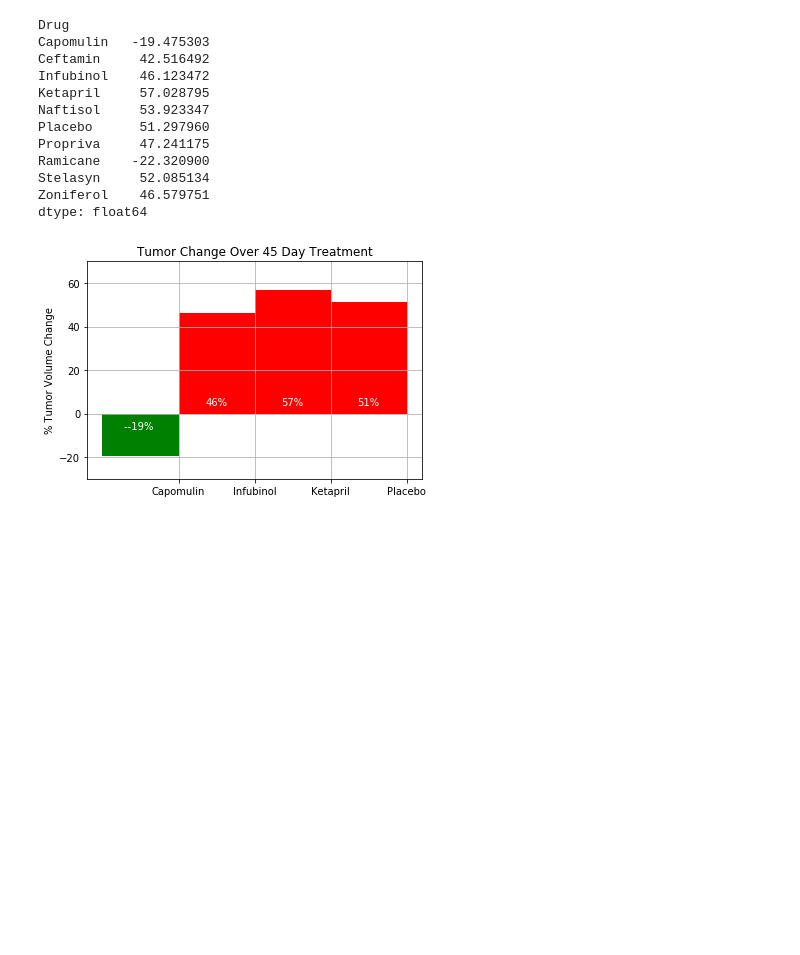
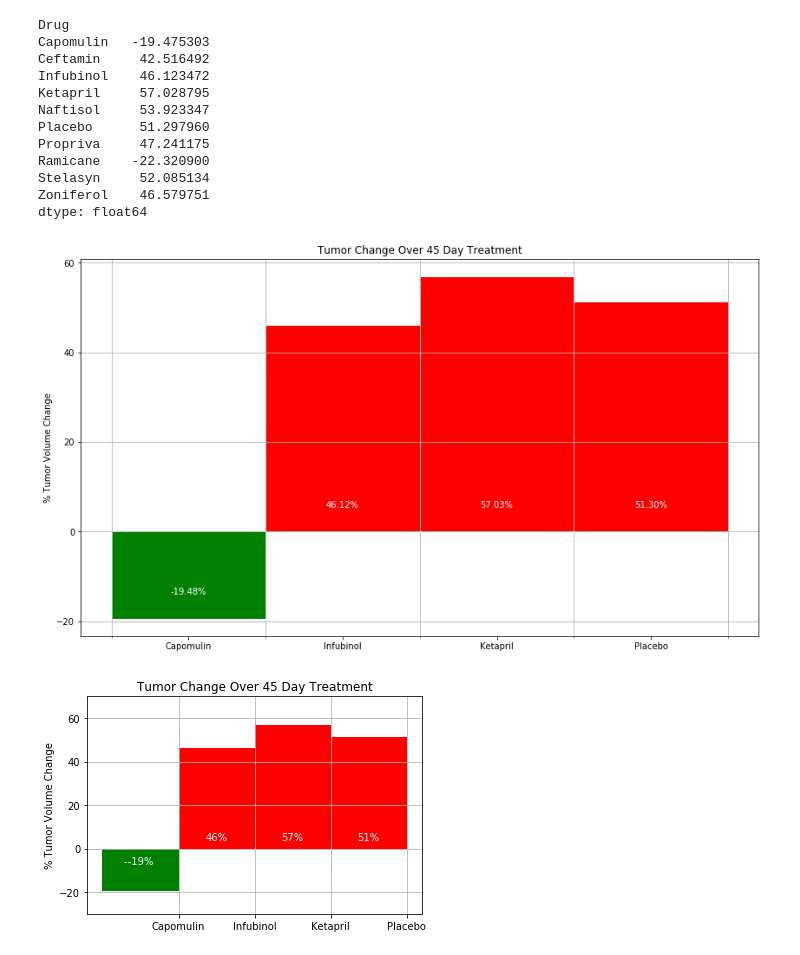
Before and after one commit to mrcjbf/pymaceuticals-homework, a Jupyter notebook: pymaceuticals_starter.ipynb, the cells around one changed output. Saved outputs shown, nothing was run; the diff lists cells and outputs as text; code cells hidden in the pictures; blank space fills up the shorter version.

```diff
--- a/pymaceuticals_starter.ipynb
+++ b/pymaceuticals_starter.ipynb
@@ -261,5 +287,7 @@ plt.show()
 ## Summary Bar Graph
 # %%
 # Calculate the percent changes for each drug
+pct =(df_tumor_avg_piv.iloc[-1]-df_tumor_avg_piv.iloc[0])*100/df_tumor_avg_piv.iloc[0]
 
 # Display the data to confirm
+pct
@@ -301,3 +321,57 @@ fig.show()
+# %%
+# Store all Relevant Percent Changes into a Tuple
+percent = pd.DataFrame({"Drug":pct.loc[selectedDrugs].index,"Percent":pct.loc[selectedDrugs].values})
+percent["Positive"] = ""
+percent["Negative"] = ""
+
+
+# Splice the data between passing and failing drugs
+for index, row in percent.iterrows():
+    if row["Percent"] < 0:
+        percent["Negative"].iloc[index] = percent["Percent"].iloc[index]
+        percent["Positive"].iloc[index]= 0
+    else:
+        percent["Negative"].iloc[index] = 0
+        percent["Positive"].iloc[index] =percent["Percent"].iloc[index]
+percent.head()
+
+negative_data = percent["Negative"]
+positive_data = percent["Positive"]
+
+fig4 = plt.figure()
+ax4 = plt.subplot(1,1,1)
+ax4.bar(percent["Drug"], negative_data, width=1, color='g',edgecolor="w")
+ax4.bar(percent["Drug"], positive_data, width=1, color='r',edgecolor="w")
+
+# Orient widths. Add labels, tick marks, etc.
+ax4.set_yticks(np.arange(-20,80,step=20))
+ax4.set_xticks(np.arange(-.5,len(selectedDrugs),step=1), minor =True)
+ax4.grid(axis = "x",which="minor")
+ax4.grid(axis = "y",which="major")
+ax4.set_title("Tumor Change Over 45 Day Treatment")
+ax4.set_ylabel("% Tumor Volume Change")
+fig4.set_size_inches(14,8)
+
+
+# Use functions to label the percentages of changes
+labels = ["%.2f%%" % percent["Percent"].iloc[i] for i in range(len(selectedDrugs))]
+
+
+# Call functions to implement the function calls
+rects = ax4.patches
+for rect, label in zip(rects, labels):
+    height = rect.get_height()
+    ax4.text(rect.get_x() + rect.get_width() / 2, height + 5, label,
+            ha='center', va='bottom',color="white")
+
+
+# Save the Figure
+fig4.savefig("F4.Tumor Change Over 45 Day Treatment.png")
+
+# Show the Figure
+fig4.show()
+# %% [output]
+[figure, added]
 # %%
 # %% [output]
 [figure]
```
Also changed, not shown: parts of 5 cells of this notebook.
